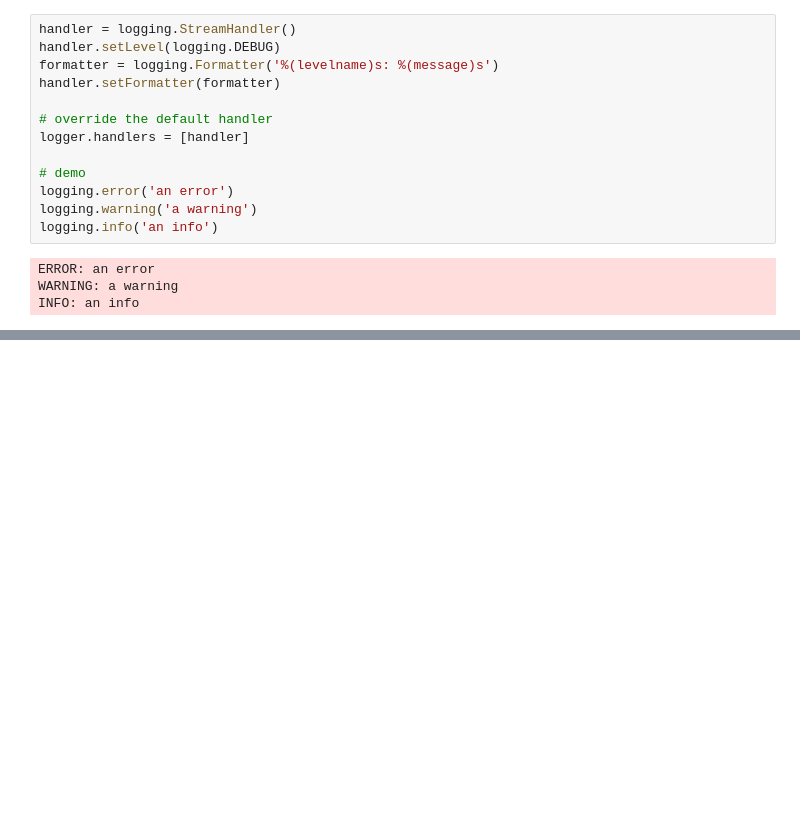
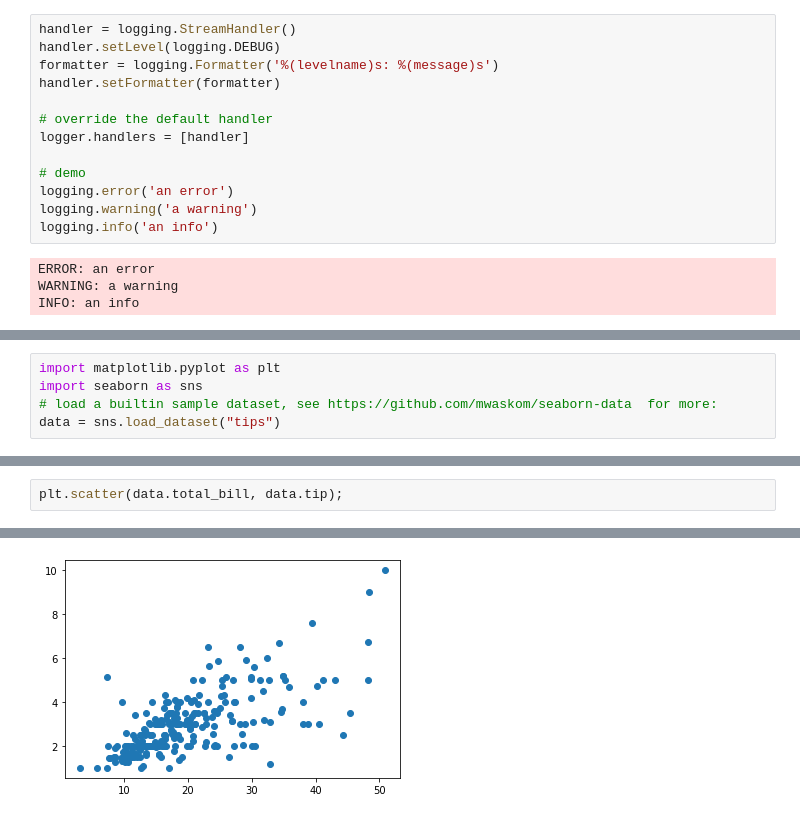
Before and after one commit to steffiland/jupyter-notes, a Jupyter notebook: demos/Introduction.ipynb, the cells around one changed output, grey strips where cells are left out. Cells and saved outputs as stored; diff of their text form; blank space fills up the shorter version.

```diff
--- a/demos/Introduction.ipynb
+++ b/demos/Introduction.ipynb
@@ -138,0 +204,5 @@ INFO: an info
+# %%
+import matplotlib.pyplot as plt
+import seaborn as sns
+# load a builtin sample dataset, see https://github.com/mwaskom/seaborn-data  for more:
+data = sns.load_dataset("tips")
@@ -138,0 +233,3 @@ INFO: an info
+# %%
+plt.scatter(data.total_bill, data.tip);
+# %% [output]
@@ -138,0 +253 @@ INFO: an info
+[figure, added]
```
Also changed, not shown: parts of 52 cells of this notebook, 6 other files.
